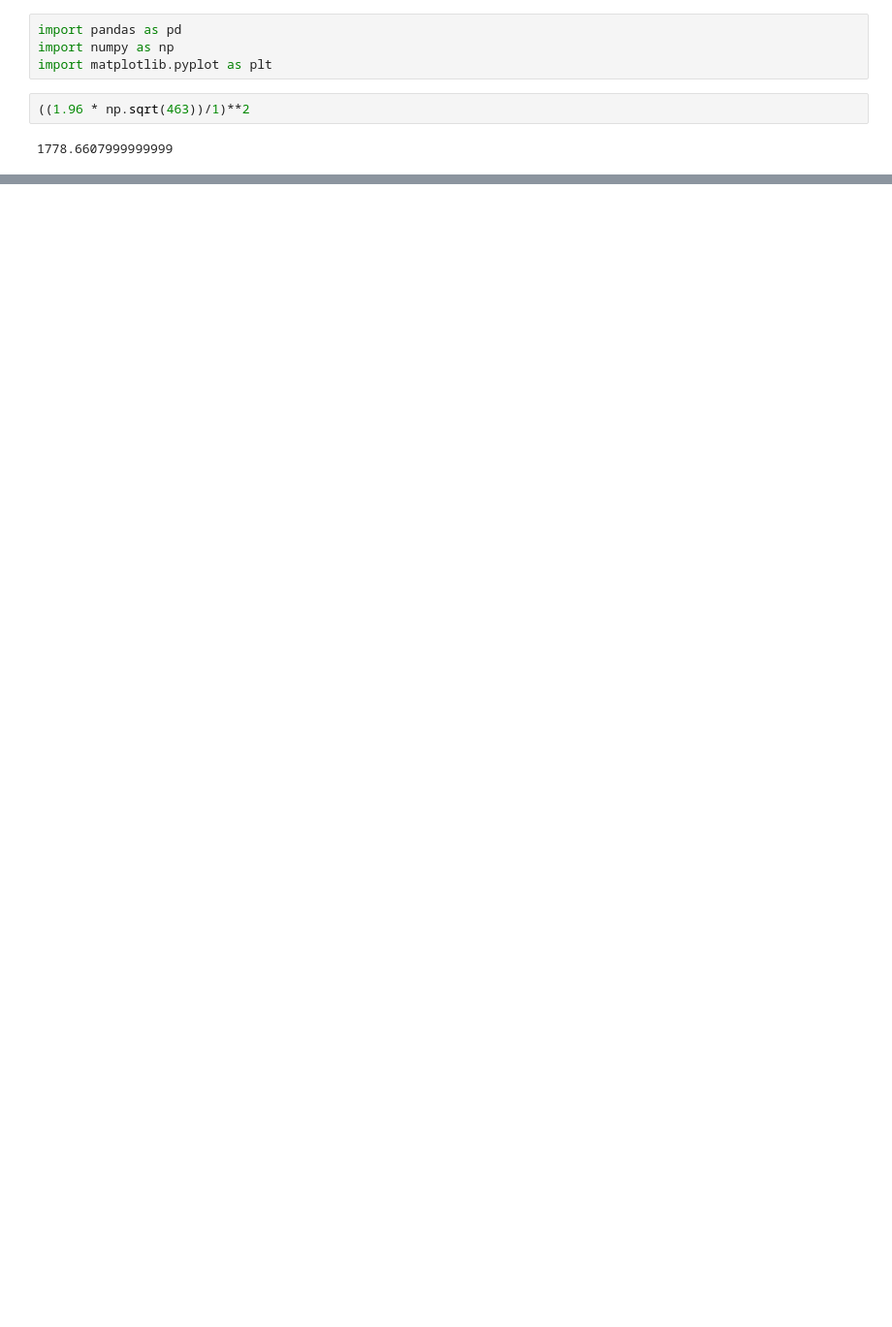
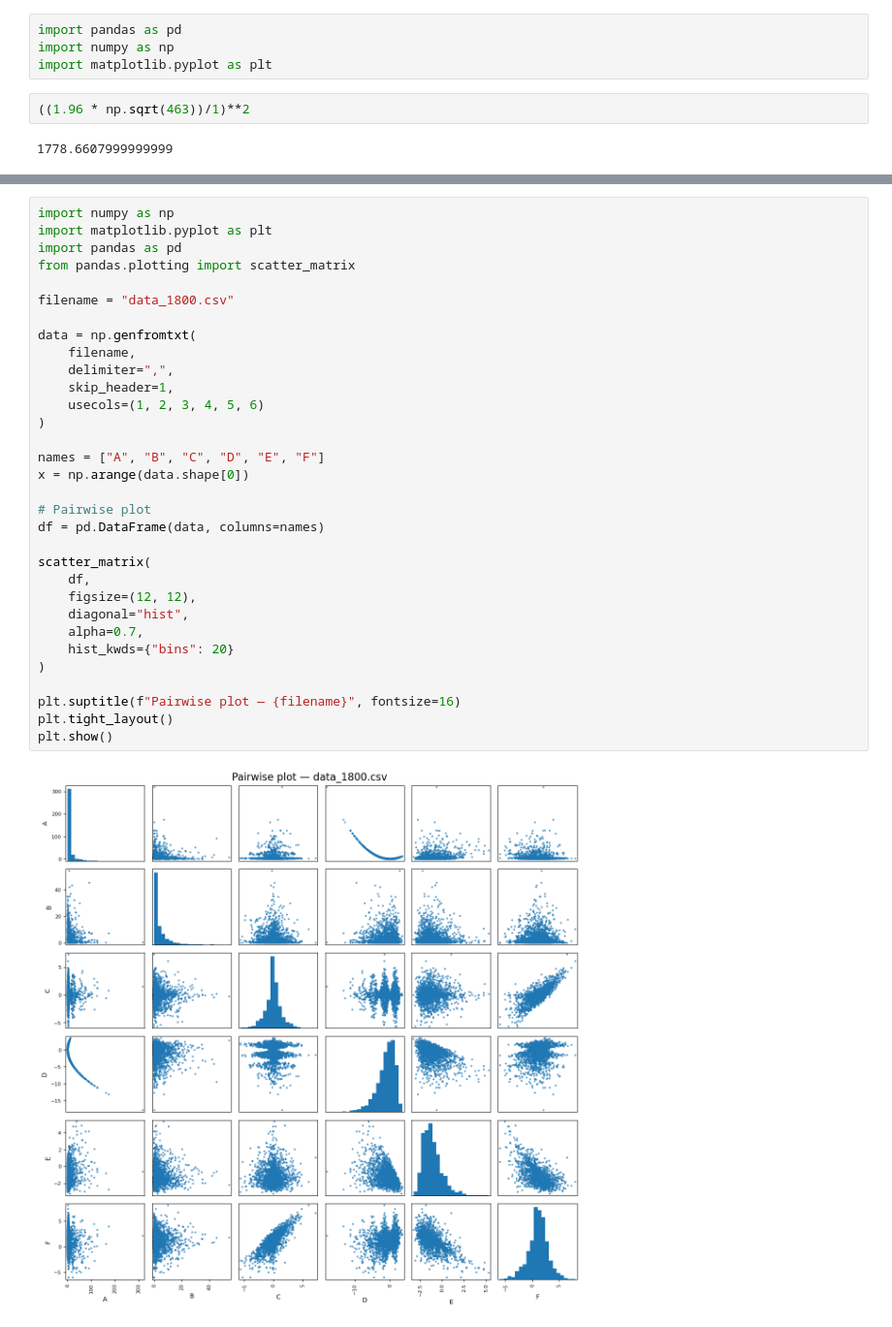
Before and after one commit to Twinbo/02463-assignements, a Jupyter notebook: Project_3/Causality_project_3.ipynb, the cells around one changed output, grey strips where cells are left out. Shown at 97% size. Drawn from its saved outputs; the diff is of its cells as text; blank space fills up the shorter version.

```diff
--- a/Project_3/Causality_project_3.ipynb
+++ b/Project_3/Causality_project_3.ipynb
@@ -54,0 +117,34 @@ plt.show()
+# %%
+import numpy as np
+import matplotlib.pyplot as plt
+import pandas as pd
+from pandas.plotting import scatter_matrix
+
+filename = "data_1800.csv"
+
+data = np.genfromtxt(
+    filename,
+    delimiter=",",
+    skip_header=1,
+    usecols=(1, 2, 3, 4, 5, 6)
+)
+
+names = ["A", "B", "C", "D", "E", "F"]
+x = np.arange(data.shape[0])
+
+# Pairwise plot
+df = pd.DataFrame(data, columns=names)
+
+scatter_matrix(
+    df,
+    figsize=(12, 12),
+    diagonal="hist",
+    alpha=0.7,
+    hist_kwds={"bins": 20}
+)
+
+plt.suptitle(f"Pairwise plot — {filename}", fontsize=16)
+plt.tight_layout()
+plt.show()
+# %% [output]
+[figure, added]
```
Also changed, not shown: parts of 4 cells of this notebook, 15 other files.
